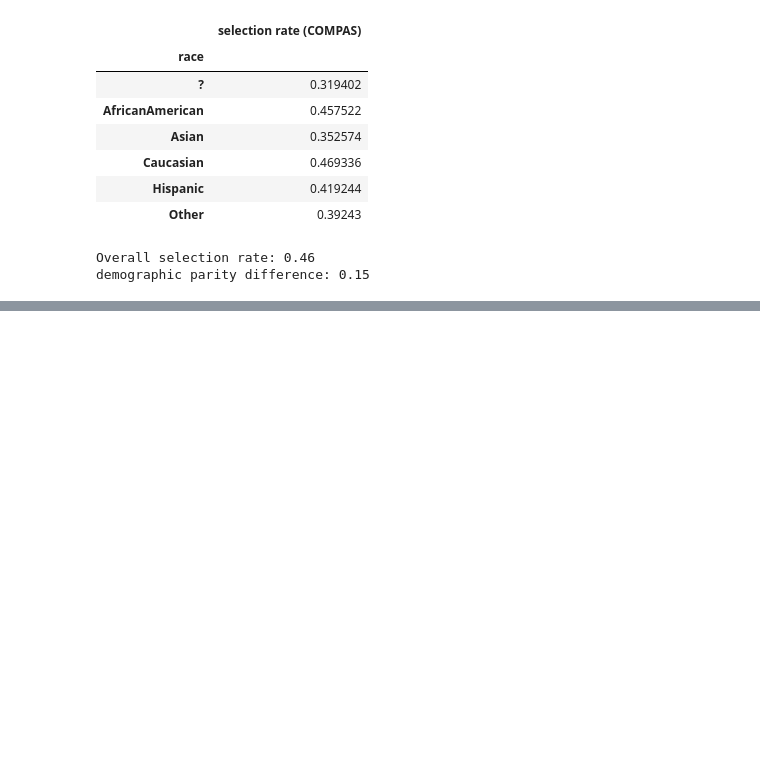
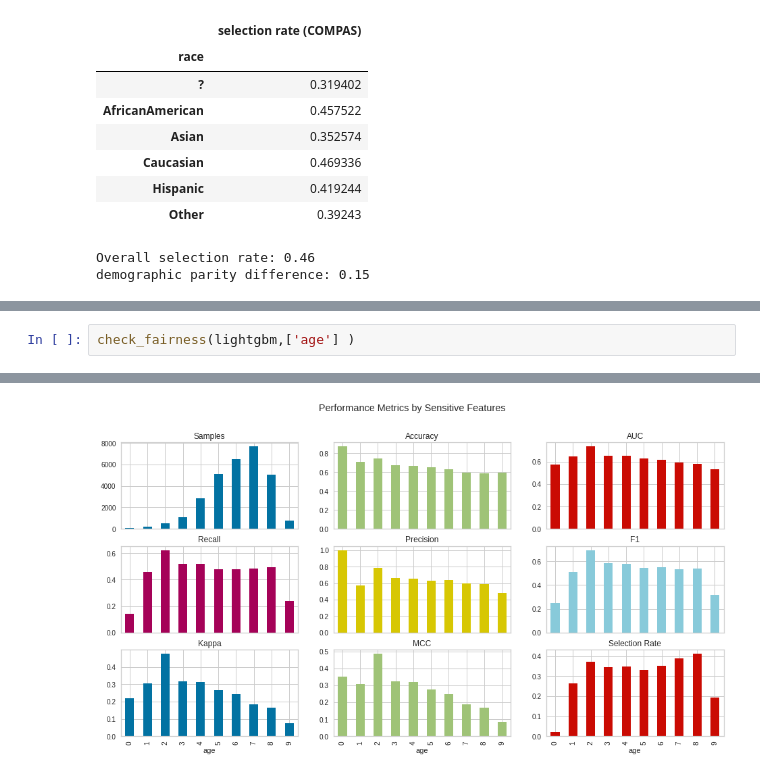
Before and after one commit to skpai/FairnessinAl, a Jupyter notebook: Fairness_in_AI2.ipynb, the cells around one changed output, grey strips where cells are left out. Cells and saved outputs as stored; diff of their text form; blank space fills up the shorter version.

```diff
--- a/Fairness_in_AI2.ipynb
+++ b/Fairness_in_AI2.ipynb
@@ -438,0 +523,3 @@ NameError: name 'data' is not defined
+# %%
+check_fairness(lightgbm,['age'] )
+# %% [output]
@@ -438,0 +538 @@ NameError: name 'data' is not defined
+[figure, added]
```
Also changed, not shown: parts of 17 cells of this notebook.
